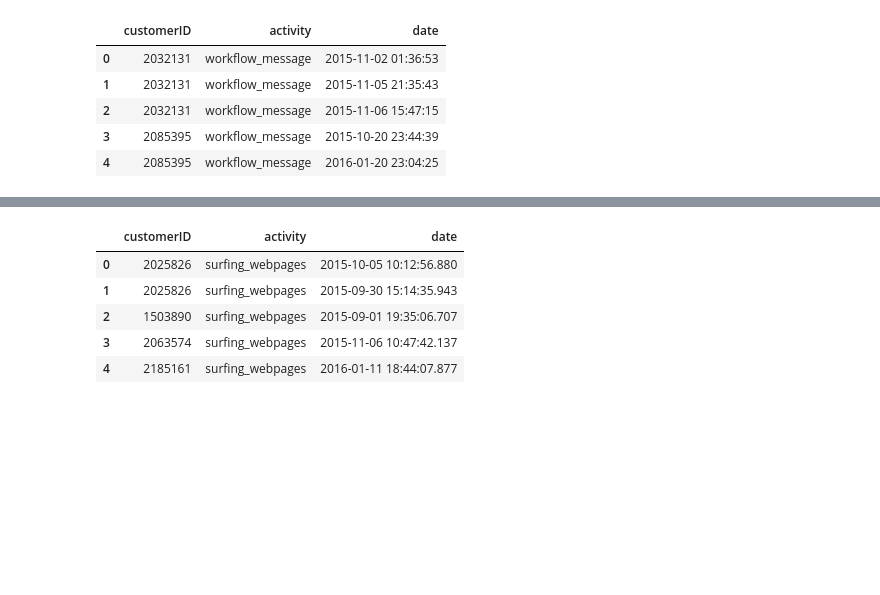
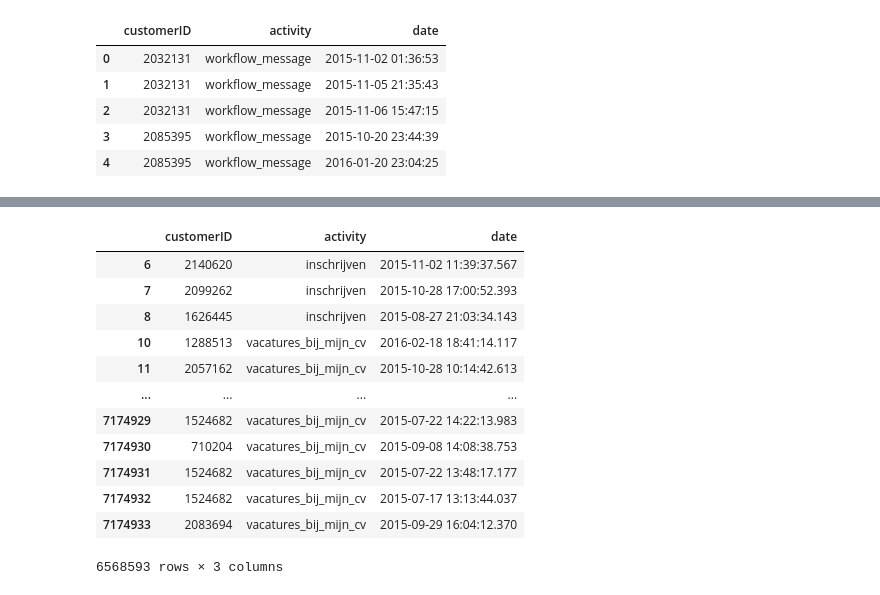
Before and after one commit to sinaaghaee/ProcessMiningProject-CustomerBehaviorAnalysis, a Jupyter notebook: BPM-Project-Aghaee-Varchandi-Mahmoodi.ipynb, the cells around one changed output, grey strips where cells are left out. Cells and saved outputs as stored; diff of their text form; code cells hidden in the pictures; blank space fills up the shorter version.

```diff
--- a/BPM-Project-Aghaee-Varchandi-Mahmoodi.ipynb
+++ b/BPM-Project-Aghaee-Varchandi-Mahmoodi.ipynb
@@ -2359,13 +2385,20 @@ workflow_messages_simp.head()
 # %%
 ## Simplify clicks_logged_in
-
-clicks_logged_in_simp = pd.DataFrame(data={'customerID': clicks_logged_in.CustomerID, "activity" : "surfing_webpages", "date" : clicks_logged_in.TIMESTAMP})
+clicks_logged_in_simp = clicks_logged_in[clicks_logged_in['PAGE_NAME'].isin(most_frequent_activites_list)]
+clicks_logged_in_simp = pd.DataFrame(data={'customerID': clicks_logged_in_simp.CustomerID, "activity" : clicks_logged_in_simp.PAGE_NAME, "date" : clicks_logged_in_simp.TIMESTAMP})
 clicks_logged_in_simp['date'] = pd.to_datetime(clicks_logged_in_simp['date'])
-clicks_logged_in_simp.head()
+clicks_logged_in_simp
 # %% [output]
 |  | customerID | activity | date |
-| 0 | 2025826 | surfing_webpages | 2015-10-05 10:12:56.880 |
-| 1 | 2025826 | surfing_webpages | 2015-09-30 15:14:35.943 |
-| 2 | 1503890 | surfing_webpages | 2015-09-01 19:35:06.707 |
-| 3 | 2063574 | surfing_webpages | 2015-11-06 10:47:42.137 |
-| 4 | 2185161 | surfing_webpages | 2016-01-11 18:44:07.877 |
+| 6 | 2140620 | inschrijven | 2015-11-02 11:39:37.567 |
+| 7 | 2099262 | inschrijven | 2015-10-28 17:00:52.393 |
+| 8 | 1626445 | inschrijven | 2015-08-27 21:03:34.143 |
+| 10 | 1288513 | vacatures_bij_mijn_cv | 2016-02-18 18:41:14.117 |
+| 11 | 2057162 | vacatures_bij_mijn_cv | 2015-10-28 10:14:42.613 |
+| ... | ... | ... | ... |
+| 7174929 | 1524682 | vacatures_bij_mijn_cv | 2015-07-22 14:22:13.983 |
+| 7174930 | 710204 | vacatures_bij_mijn_cv | 2015-09-08 14:08:38.753 |
+| 7174931 | 1524682 | vacatures_bij_mijn_cv | 2015-07-22 13:48:17.177 |
+| 7174932 | 1524682 | vacatures_bij_mijn_cv | 2015-07-17 13:13:44.037 |
+| 7174933 | 2083694 | vacatures_bij_mijn_cv | 2015-09-29 16:04:12.370 |
+6568593 rows × 3 columns
```
Also changed, not shown: parts of 38 cells of this notebook.
